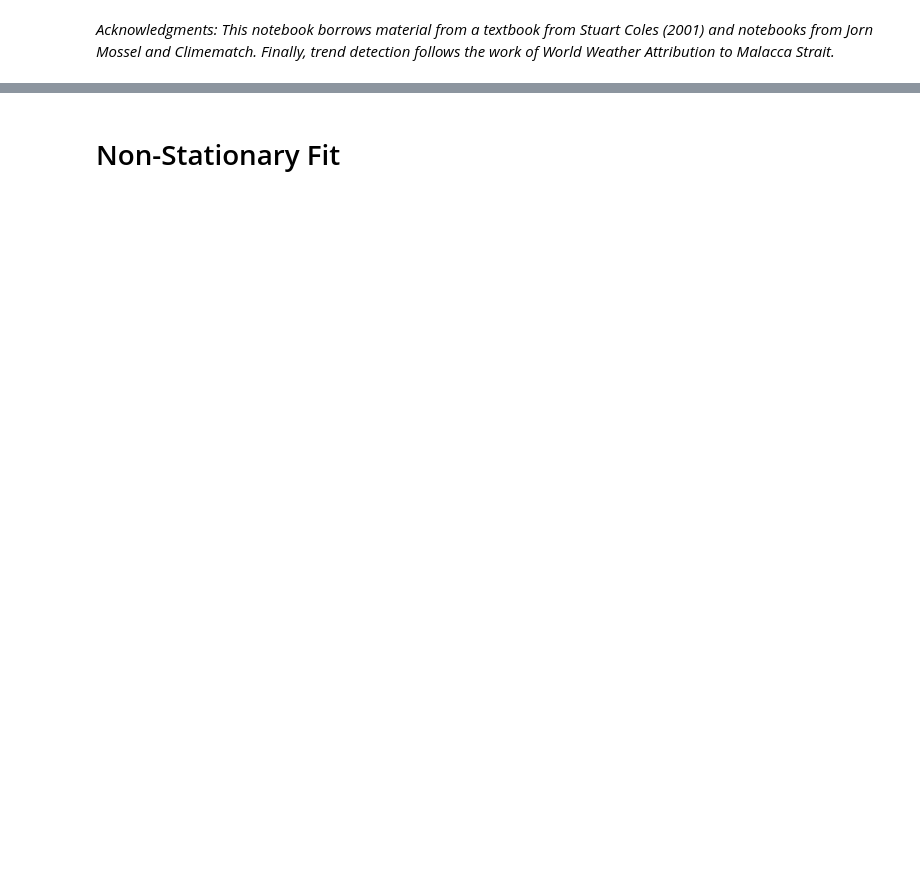
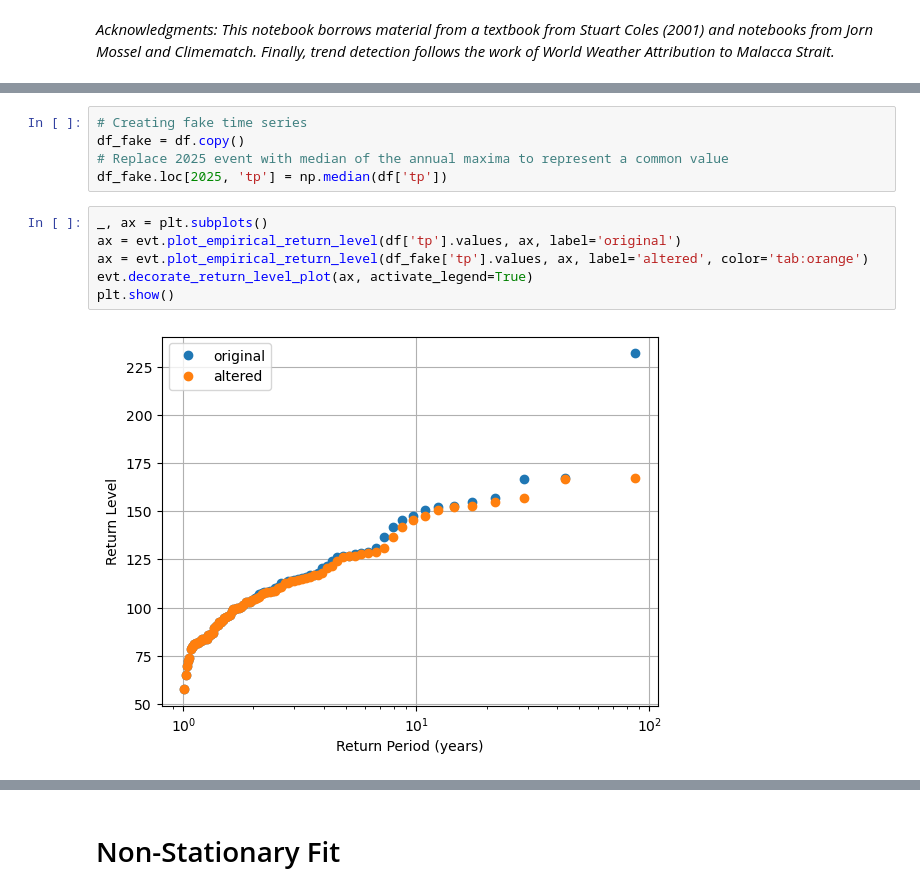
Before and after one commit to nathasya-abenita/diploma_data_analysis, a Jupyter notebook: scripts/project/extreme_trend_detection.ipynb, the cells around one changed output, grey strips where cells are left out. Saved outputs shown, nothing was run; the diff lists cells and outputs as text; blank space fills up the shorter version.

```diff
--- a/scripts/project/extreme_trend_detection.ipynb
+++ b/scripts/project/extreme_trend_detection.ipynb
@@ -59,0 +95,13 @@ plt.show()
+# %%
+# Creating fake time series
+df_fake = df.copy()
+# Replace 2025 event with median of the annual maxima to represent a common value
+df_fake.loc[2025, 'tp'] = np.median(df['tp'])
+# %%
+_, ax = plt.subplots()
+ax = evt.plot_empirical_return_level(df['tp'].values, ax, label='original')
+ax = evt.plot_empirical_return_level(df_fake['tp'].values, ax, label='altered', color='tab:orange')
+evt.decorate_return_level_plot(ax, activate_legend=True)
+plt.show()
+# %% [output]
+[figure, added]
```
Also changed, not shown: parts of 28 cells of this notebook, 1 other file.
